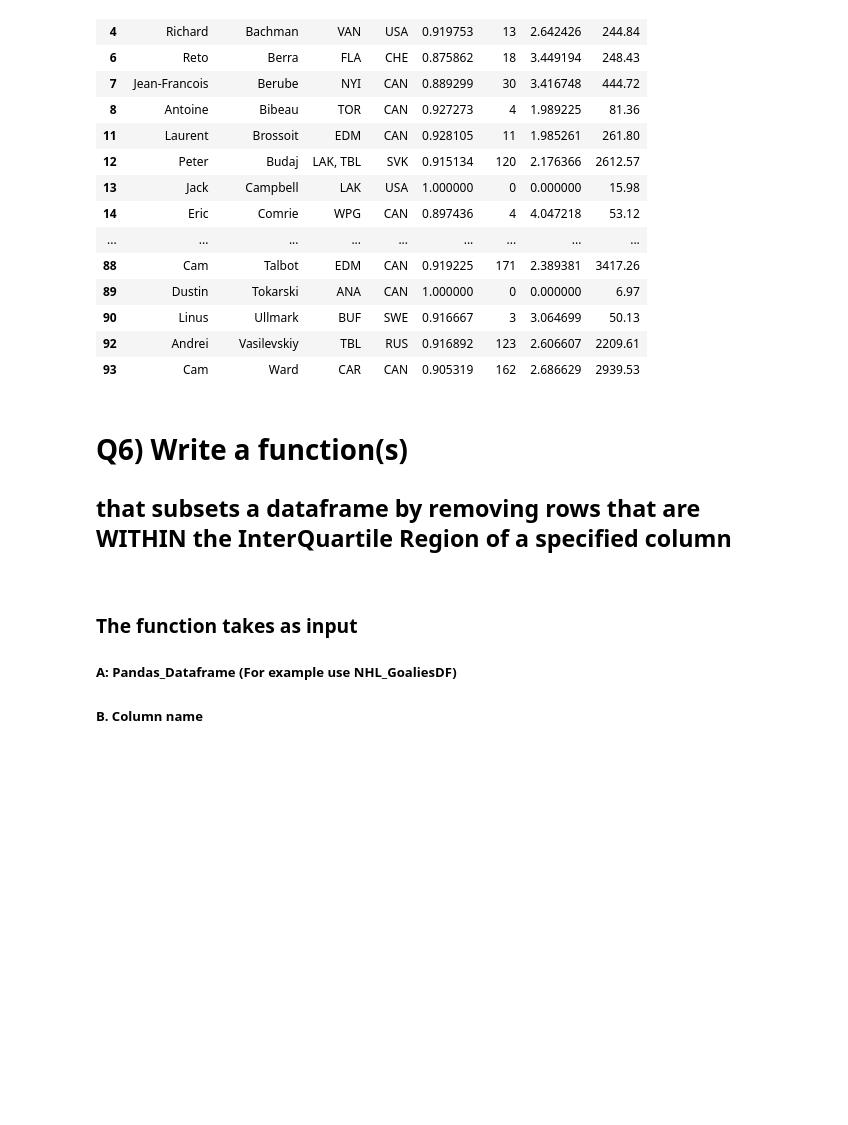
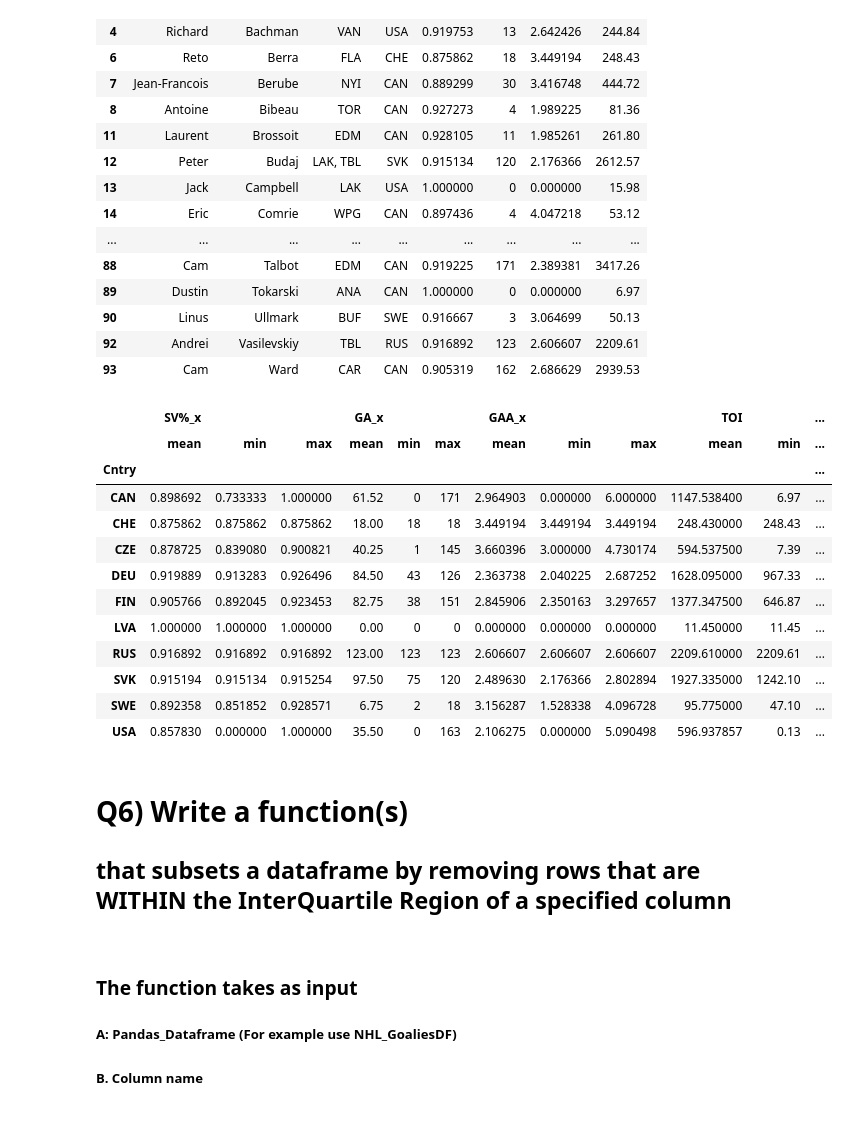
Before and after one commit to lizabethkatsnelson/ITP_Assignments-, a Jupyter notebook: Assignment_03/Assignment_03.ipynb, the cells around one changed output. Cells and saved outputs as stored; diff of their text form; code cells hidden in the pictures; blank space fills up the shorter version.

```diff
--- a/Assignment_03/Assignment_03.ipynb
+++ b/Assignment_03/Assignment_03.ipynb
@@ -374,6 +374,22 @@ mergedDF_filtered
 # %%
 # Answer 5 here:
 # 4. GroupBy country on mergedDF and aggregate The Means, Mins, and Maximum of the kept columns
+
+mergedDF_filtered.groupby('Cntry').agg(['mean', 'min', 'max'])
+# %% [output]
+|  | SV%_x |  |  | GA_x |  |  | GAA_x |  |  | TOI |  | ... |
+|  | mean | min | max | mean | min | max | mean | min | max | mean | min | ... |
+| Cntry |  |  |  |  |  |  |  |  |  |  |  | ... |
+| CAN | 0.898692 | 0.733333 | 1.000000 | 61.52 | 0 | 171 | 2.964903 | 0.000000 | 6.000000 | 1147.538400 | 6.97 | ... |
+| CHE | 0.875862 | 0.875862 | 0.875862 | 18.00 | 18 | 18 | 3.449194 | 3.449194 | 3.449194 | 248.430000 | 248.43 | ... |
+| CZE | 0.878725 | 0.839080 | 0.900821 | 40.25 | 1 | 145 | 3.660396 | 3.000000 | 4.730174 | 594.537500 | 7.39 | ... |
+| DEU | 0.919889 | 0.913283 | 0.926496 | 84.50 | 43 | 126 | 2.363738 | 2.040225 | 2.687252 | 1628.095000 | 967.33 | ... |
+| FIN | 0.905766 | 0.892045 | 0.923453 | 82.75 | 38 | 151 | 2.845906 | 2.350163 | 3.297657 | 1377.347500 | 646.87 | ... |
+| LVA | 1.000000 | 1.000000 | 1.000000 | 0.00 | 0 | 0 | 0.000000 | 0.000000 | 0.000000 | 11.450000 | 11.45 | ... |
+| RUS | 0.916892 | 0.916892 | 0.916892 | 123.00 | 123 | 123 | 2.606607 | 2.606607 | 2.606607 | 2209.610000 | 2209.61 | ... |
+| SVK | 0.915194 | 0.915134 | 0.915254 | 97.50 | 75 | 120 | 2.489630 | 2.176366 | 2.802894 | 1927.335000 | 1242.10 | ... |
+| SWE | 0.892358 | 0.851852 | 0.928571 | 6.75 | 2 | 18 | 3.156287 | 1.528338 | 4.096728 | 95.775000 | 47.10 | ... |
+| USA | 0.857830 | 0.000000 | 1.000000 | 35.50 | 0 | 163 | 2.106275 | 0.000000 | 5.090498 | 596.937857 | 0.13 | ... |
 # %%
 # Answer 5 here:
 # 5. Create a dataframe of the TOI groupby object and write it to a comma seperated value file called ('TOI_2017.csv')
```
